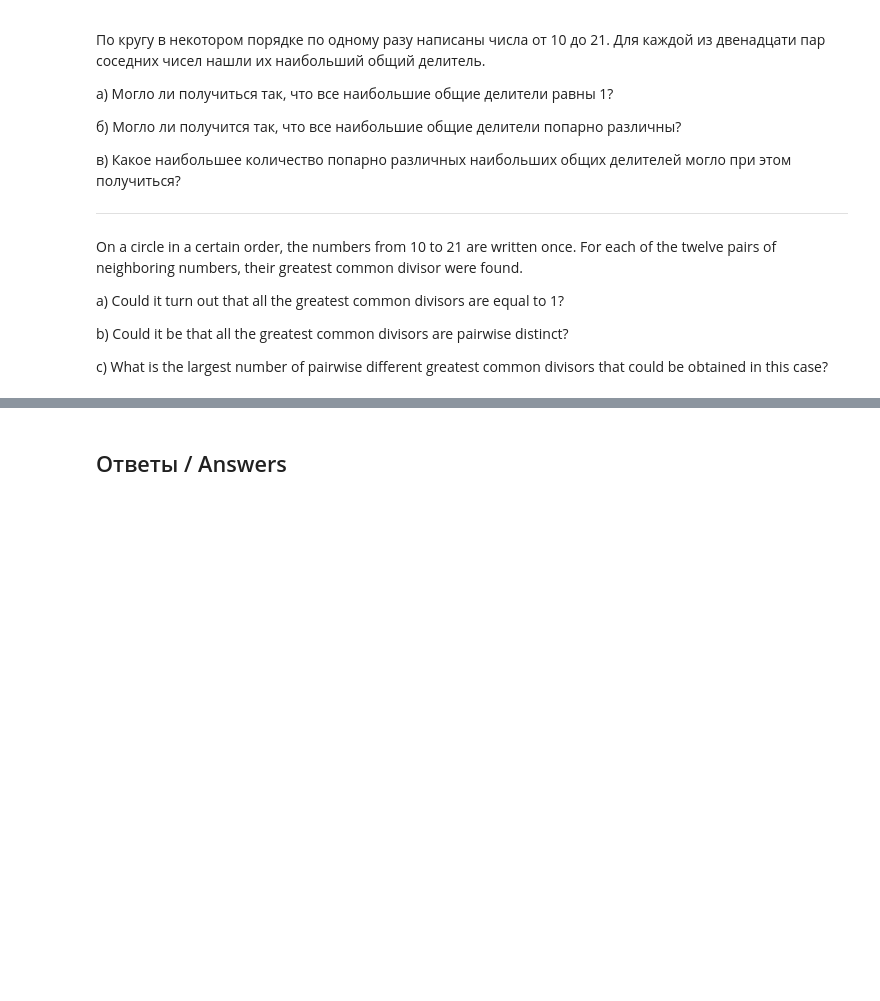
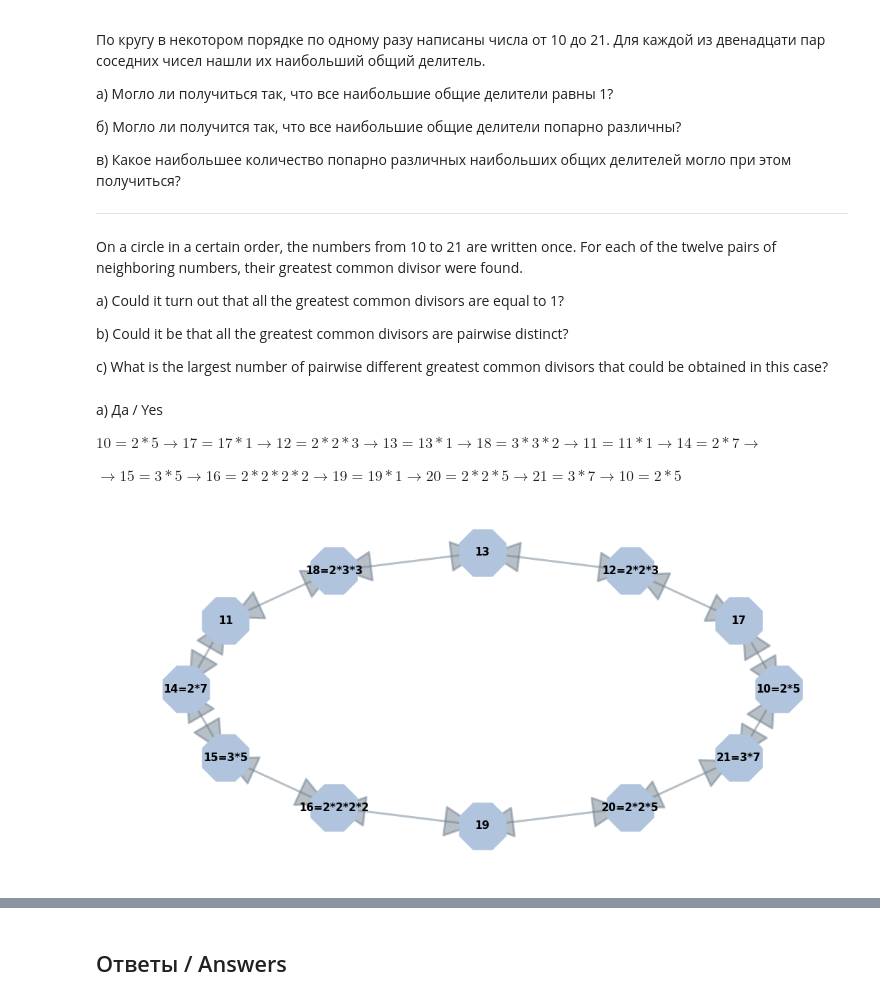
Before and after one commit to OlgaBelitskaya/math_20172018, a Jupyter notebook: 2018_Variant12.ipynb, the cells around one changed output, grey strips where cells are left out. Cells and saved outputs as stored; diff of their text form; code cells hidden in the pictures; blank space fills up the shorter version.

```diff
--- a/2018_Variant12.ipynb
+++ b/2018_Variant12.ipynb
@@ -1111,3 +1112,29 @@ a) Could it turn out that all the greatest common divisors are equal to 1?
 b) Could it be that all the greatest common divisors are pairwise distinct?
 
 c) What is the largest number of pairwise different greatest common divisors that could be obtained in this case?
+# %% [markdown]
+а) Да / Yes
+
+$10 = 2 * 5 \to 17 = 17 * 1 \to 12 = 2 * 2 * 3 \to 13 = 13 * 1 \to 18 = 3 * 3 * 2 \to 11 = 11 * 1 \to 14 = 2 * 7 \to $
+
+$\to 15 = 3 * 5 \to 16 = 2 * 2 * 2 * 2 \to 19 = 19 * 1 \to 20 = 2 * 2 * 5 \to 21 = 3 * 7 \to 10 = 2 * 5$
+# %%
+G = nx.MultiDiGraph()
+plt.figure(figsize=(18,9))
+
+G.add_edges_from([('10=2*5','17'),('17','12=2*2*3'),('12=2*2*3','13')])
+G.add_edges_from([('13','18=2*3*3'),('18=2*3*3','11'),('11','14=2*7')])
+G.add_edges_from([('14=2*7','15=3*5'),('15=3*5','16=2*2*2*2'),('16=2*2*2*2','19')])
+G.add_edges_from([('19','20=2*2*5'),('20=2*2*5','21=3*7'),('21=3*7','10=2*5')])
+
+pos=nx.shell_layout(G)
+
+nx.draw_networkx_edges(G, pos, width=3, alpha=0.5, edge_color='slategray',
+                       arrowsize=100, arrowstyle='<|-|>')
+nx.draw_networkx_nodes(G, pos, node_size=5000, node_shape='8', node_color='lightsteelblue')
+nx.draw_networkx_labels(G, pos, font_size=15, font_weight='bold')
+
+plt.axis('off')
+plt.show()
+# %% [output]
+[figure, added]
```
Also changed, not shown: parts of 6 cells of this notebook.
